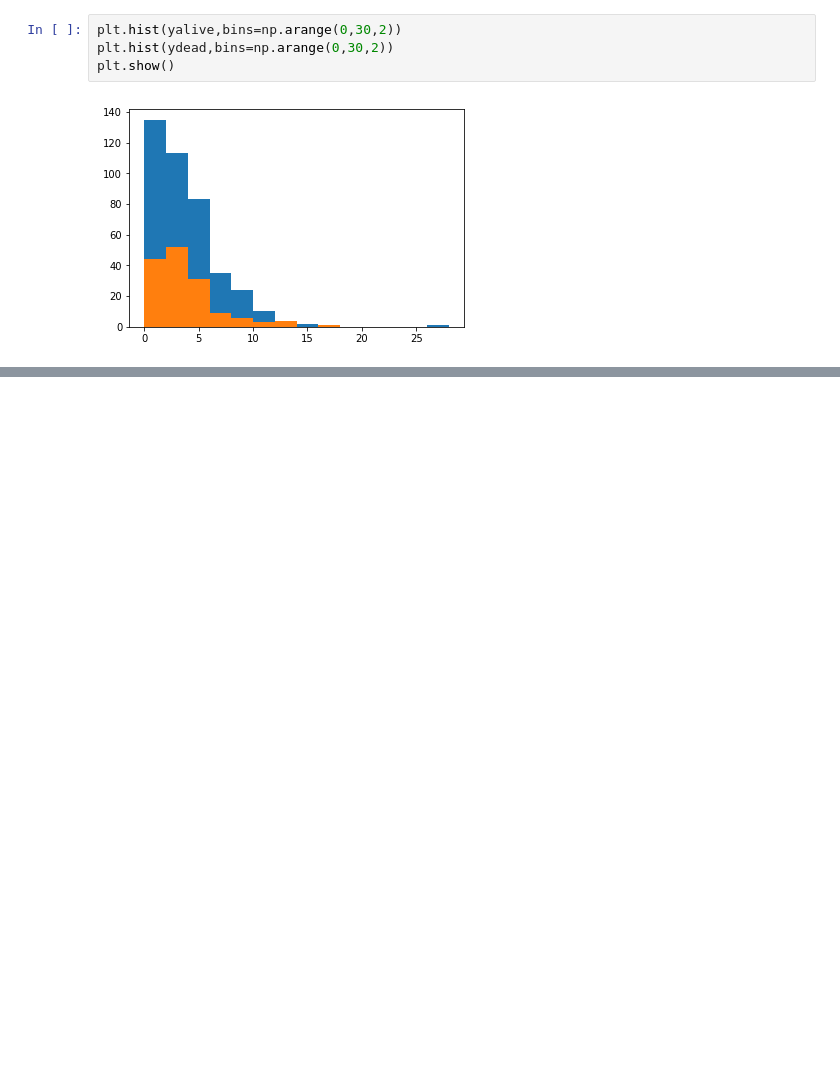
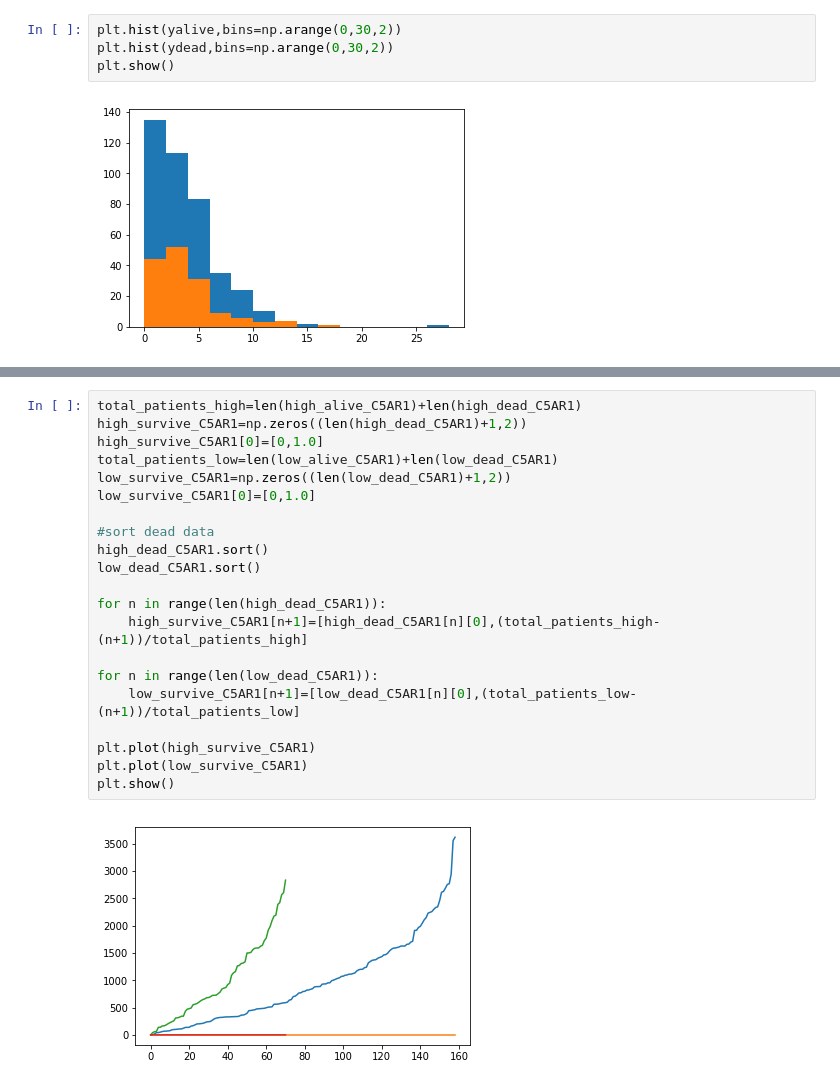
Before and after one commit to ldi00a/capstone18, a Jupyter notebook: Kidney analysis.ipynb, the cells around one changed output, grey strips where cells are left out. Saved outputs shown, nothing was run; the diff lists cells and outputs as text; blank space fills up the shorter version.

```diff
--- a/Kidney analysis.ipynb
+++ b/Kidney analysis.ipynb
@@ -349,0 +440,23 @@ plt.show()
+# %%
+total_patients_high=len(high_alive_C5AR1)+len(high_dead_C5AR1)
+high_survive_C5AR1=np.zeros((len(high_dead_C5AR1)+1,2))
+high_survive_C5AR1[0]=[0,1.0]
+total_patients_low=len(low_alive_C5AR1)+len(low_dead_C5AR1)
+low_survive_C5AR1=np.zeros((len(low_dead_C5AR1)+1,2))
+low_survive_C5AR1[0]=[0,1.0]
+
+#sort dead data
+high_dead_C5AR1.sort()
+low_dead_C5AR1.sort()
+
+for n in range(len(high_dead_C5AR1)):
+    high_survive_C5AR1[n+1]=[high_dead_C5AR1[n][0],(total_patients_high-(n+1))/total_patients_high]
+
+for n in range(len(low_dead_C5AR1)):
+    low_survive_C5AR1[n+1]=[low_dead_C5AR1[n][0],(total_patients_low-(n+1))/total_patients_low]
+
+plt.plot(high_survive_C5AR1)
+plt.plot(low_survive_C5AR1)
+plt.show()
+# %% [output]
+[figure, added]
```
Also changed, not shown: parts of 21 cells of this notebook.
